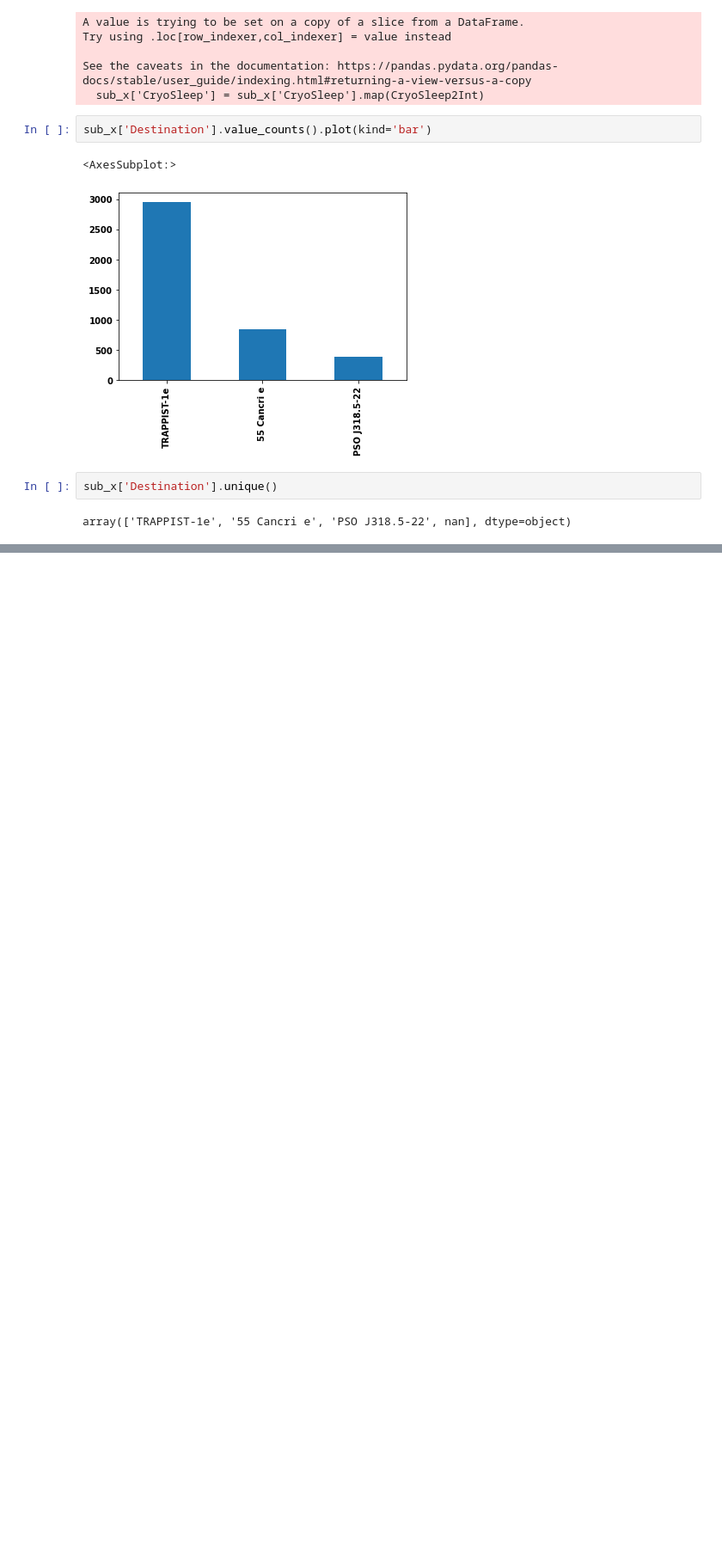
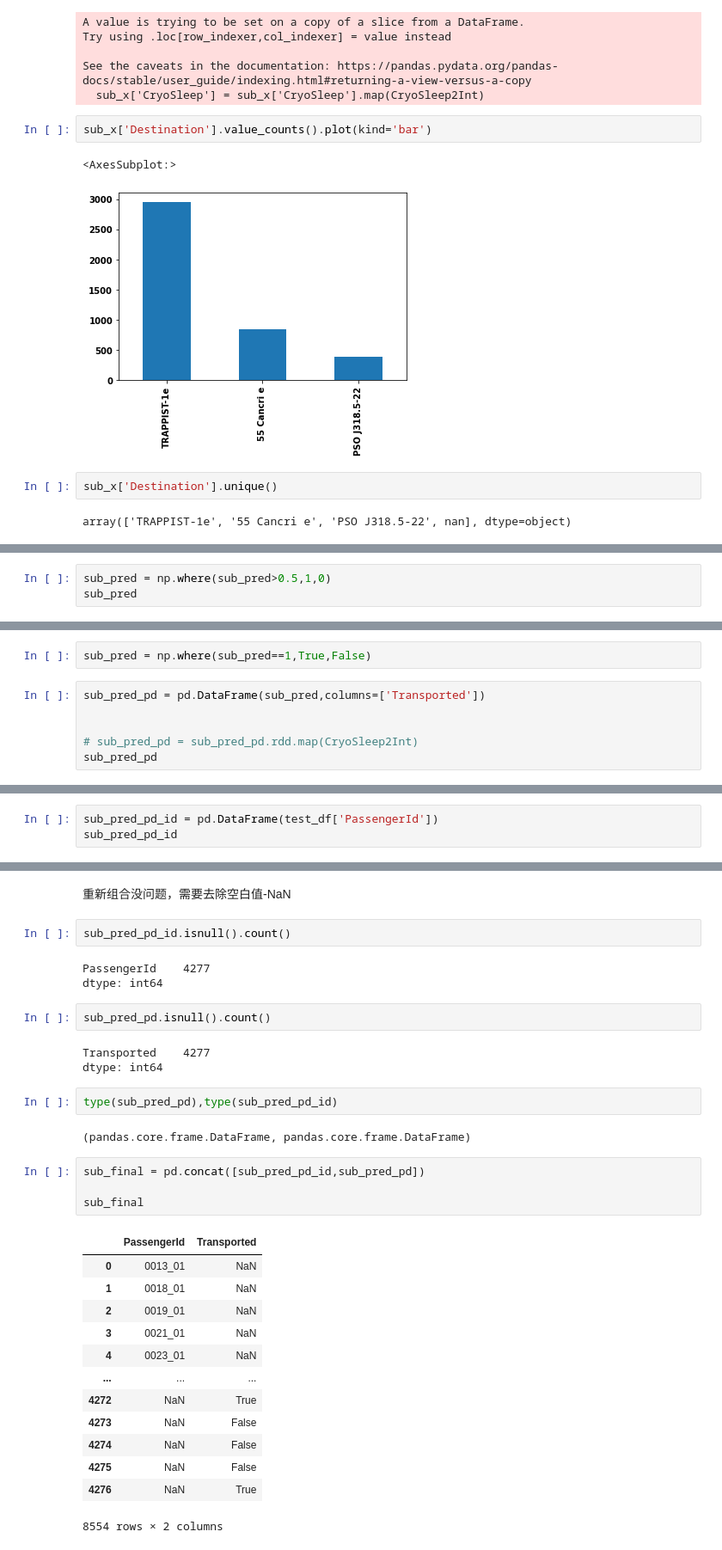
Before and after one commit to danyow-cheung/kaggle_practise, a Jupyter notebook: Spaceship-titanic/spaceship-titanic-predict.ipynb, the cells around one changed output, grey strips where cells are left out. Shown at 86% size. Cells and saved outputs as stored; diff of their text form; blank space fills up the shorter version.

```diff
--- a/Spaceship-titanic/spaceship-titanic-predict.ipynb
+++ b/Spaceship-titanic/spaceship-titanic-predict.ipynb
@@ -726,0 +738,3 @@ sub_x.head()
+# %%
+sub_pred = np.where(sub_pred>0.5,1,0)
+sub_pred
@@ -726,0 +753,8 @@ sub_x.head()
+# %%
+sub_pred = np.where(sub_pred==1,True,False)
+# %%
+sub_pred_pd = pd.DataFrame(sub_pred,columns=['Transported'])
+
+
+# sub_pred_pd = sub_pred_pd.rdd.map(CryoSleep2Int)
+sub_pred_pd
@@ -726,0 +775,3 @@ sub_x.head()
+# %%
+sub_pred_pd_id = pd.DataFrame(test_df['PassengerId'])
+sub_pred_pd_id
@@ -726,0 +799,34 @@ sub_x.head()
+# %% [markdown]
+重新组合没问题，需要去除空白值-NaN
+# %%
+sub_pred_pd_id.isnull().count()
+# %% [output]
+PassengerId    4277
+dtype: int64
+# %%
+sub_pred_pd.isnull().count()
+# %% [output]
+Transported    4277
+dtype: int64
+# %%
+type(sub_pred_pd),type(sub_pred_pd_id)
+# %% [output]
+(pandas.core.frame.DataFrame, pandas.core.frame.DataFrame)
+# %%
+sub_final = pd.concat([sub_pred_pd_id,sub_pred_pd])
+
+sub_final
+# %% [output]
+|  | PassengerId | Transported |
+| 0 | 0013_01 | NaN |
+| 1 | 0018_01 | NaN |
+| 2 | 0019_01 | NaN |
+| 3 | 0021_01 | NaN |
+| 4 | 0023_01 | NaN |
+| ... | ... | ... |
+| 4272 | NaN | True |
+| 4273 | NaN | False |
+| 4274 | NaN | False |
+| 4275 | NaN | False |
+| 4276 | NaN | True |
+8554 rows × 2 columns
```
Also changed, not shown: parts of 18 cells of this notebook, 1 other file.
